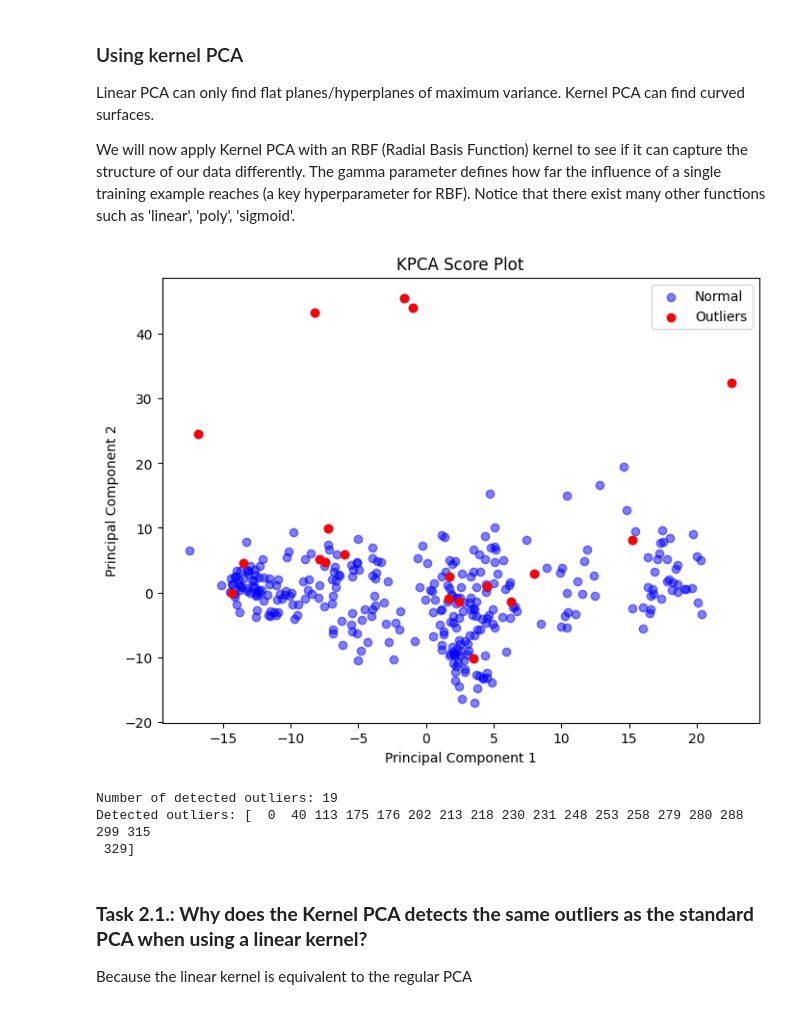
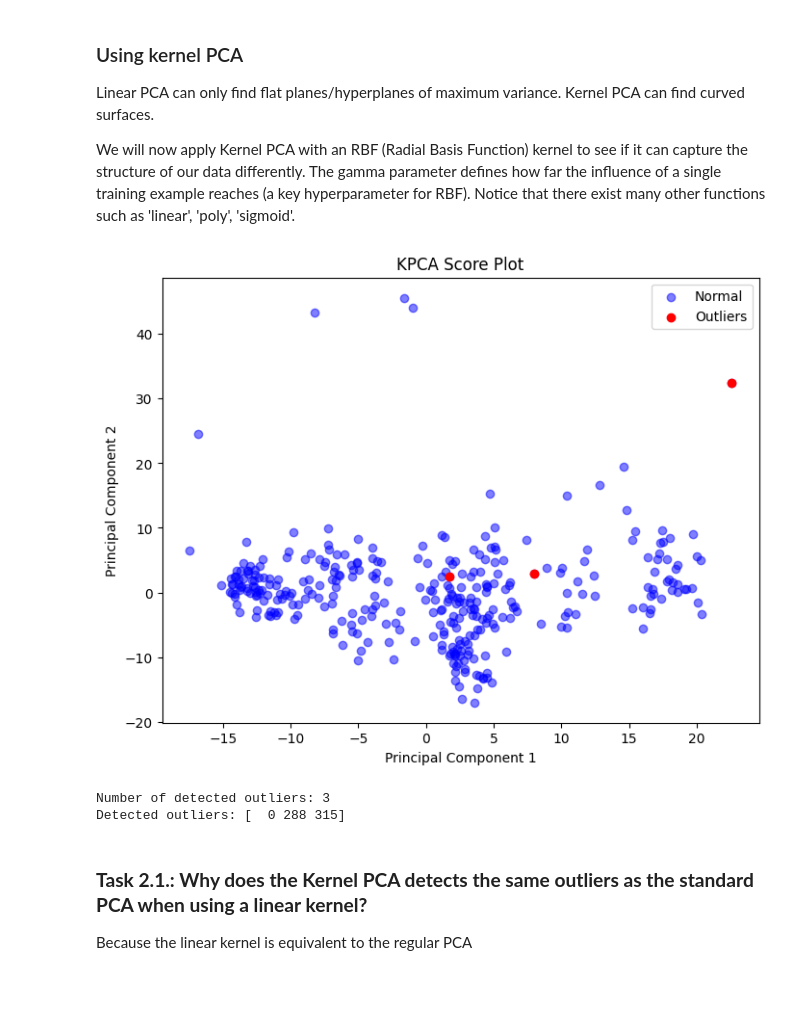
Before and after one commit to Gioalf/AH2179, a Jupyter notebook: AssignmentModule6.ipynb, the cells around one changed output. Saved outputs shown, nothing was run; the diff lists cells and outputs as text; code cells hidden in the pictures.

```diff
--- a/AssignmentModule6.ipynb
+++ b/AssignmentModule6.ipynb
@@ -339,38 +344,37 @@ X_normalized = scaler.fit_transform(data)
 
 # Step 1: Perform Kernel PCA
 # Kernel functions : 'linear', 'rbf', 'poly', 'sigmoid'.
-kpca = KernelPCA(kernel='linear', n_components=2, fit_inverse_transform=True)
+kpca = KernelPCA(kernel='linear', n_components=7, fit_inverse_transform=True)
 X_kpca = kpca.fit_transform(X_normalized)
 
 # Step 2: Detecting Outliers through Computing Reconstruction Errors
 # Reconstruct the data from the reduced kernel PCA space
 X_reconstructed = kpca.inverse_transform(X_kpca)
 
 # Calculate the reconstruction error
 reconstruction_error = np.mean(np.square(X_normalized - X_reconstructed), axis=1)
 
 # Define a threshold for outliers
 threshold = 1  # Adjust as needed
 kpca_scores = kpca.fit_transform(X_normalized)
 # Identify outliers
 outliers = np.where(reconstruction_error > threshold)[0]
 
 plt.figure(figsize=(8, 6))
 plt.scatter(kpca_scores[:, 0], kpca_scores[:, 1], c='b', alpha=0.5, label='Normal')
 plt.scatter(kpca_scores[outliers, 0], kpca_scores[outliers, 1], c='r', label='Outliers')
 plt.xlabel('Principal Component 1')
 plt.ylabel('Principal Component 2')
 plt.legend()
 plt.title('KPCA Score Plot')
 plt.show()
 # Print the number of detected outliers
 print(f'Number of detected outliers: {outliers.shape[0]}')
 print(f'Detected outliers: {outliers}')
 # %% [output]
-[figure, old version]
+[figure, new version]
-Number of detected outliers: 19
-Detected outliers: [  0  40 113 175 176 202 213 218 230 231 248 253 258 279 280 288 299 315
- 329]
+Number of detected outliers: 3
+Detected outliers: [  0 288 315]
 # %% [markdown]
 ### **Task 2.1.: Why does the Kernel PCA detects the same outliers as the standard PCA when using a linear kernel?**
 
```
Also changed, not shown: parts of 11 cells of this notebook.
